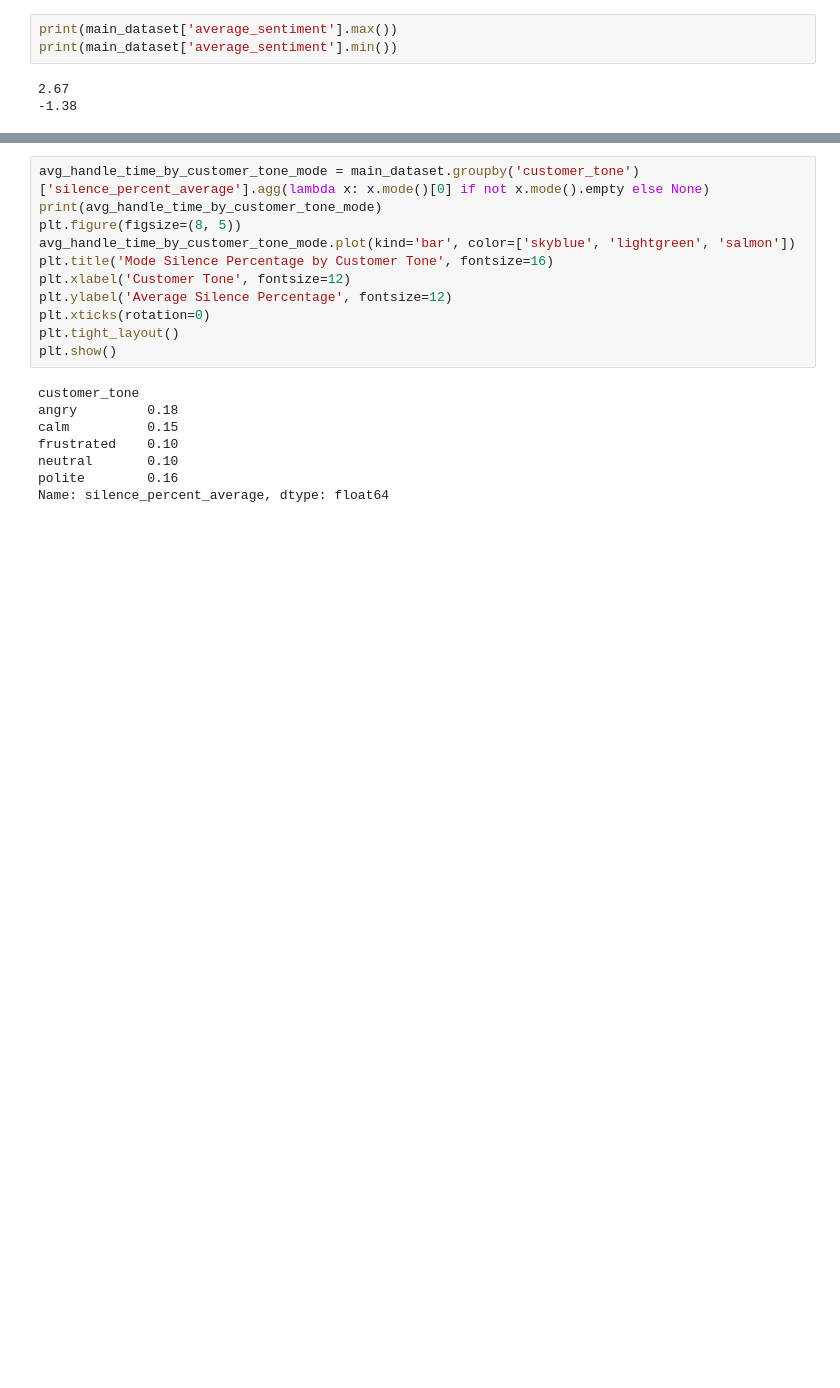
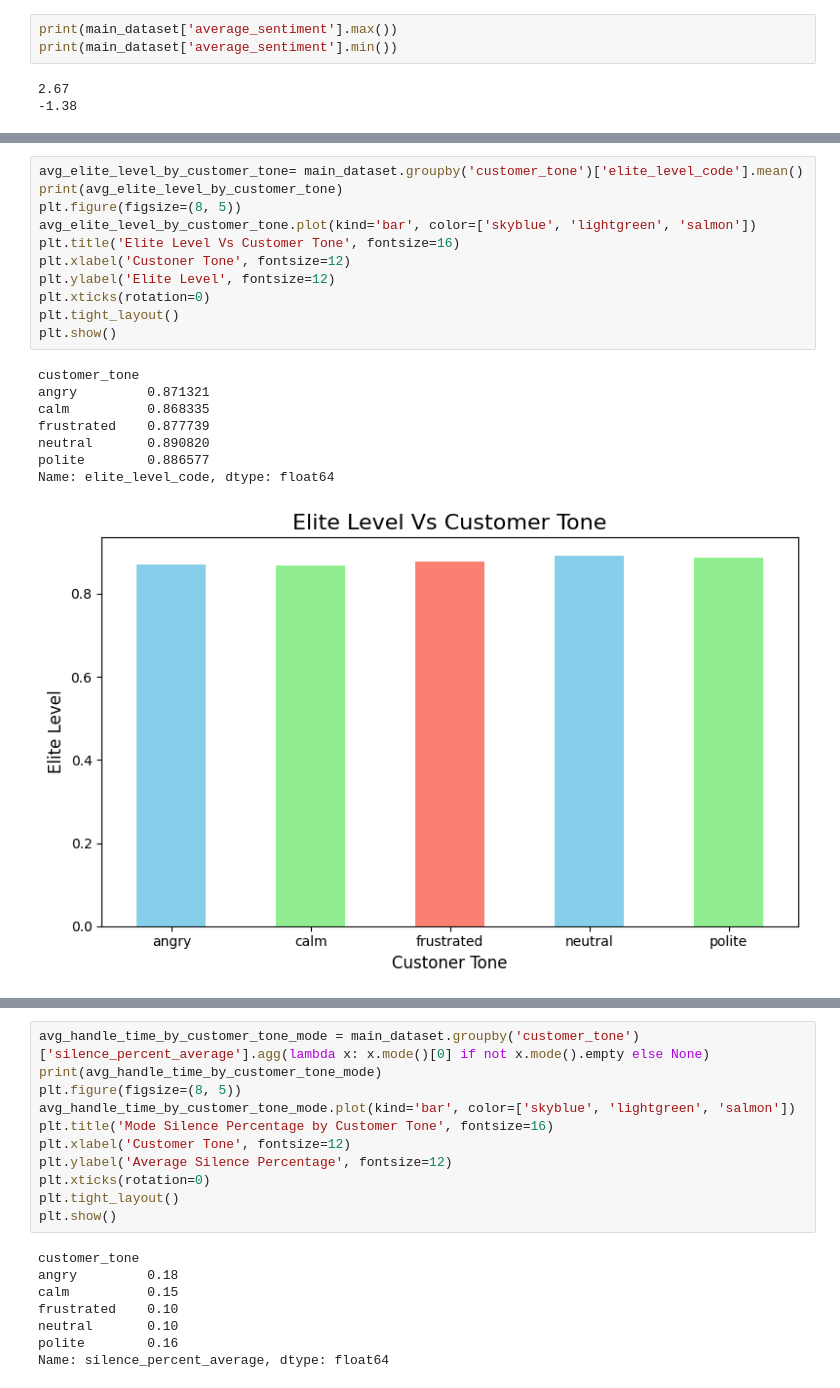
Before and after one commit to dheerajGits/skyhack, a Jupyter notebook: main.ipynb, the cells around one changed output, grey strips where cells are left out. Cells and saved outputs as stored; diff of their text form; blank space fills up the shorter version.

```diff
--- a/main.ipynb
+++ b/main.ipynb
@@ -264,0 +338,20 @@ print(main_dataset['average_sentiment'].min())
+# %%
+avg_elite_level_by_customer_tone= main_dataset.groupby('customer_tone')['elite_level_code'].mean()
+print(avg_elite_level_by_customer_tone)
+plt.figure(figsize=(8, 5))
+avg_elite_level_by_customer_tone.plot(kind='bar', color=['skyblue', 'lightgreen', 'salmon'])
+plt.title('Elite Level Vs Customer Tone', fontsize=16)
+plt.xlabel('Custoner Tone', fontsize=12)
+plt.ylabel('Elite Level', fontsize=12)
+plt.xticks(rotation=0)
+plt.tight_layout()
+plt.show()
+# %% [output]
+customer_tone
+angry         0.871321
+calm          0.868335
+frustrated    0.877739
+neutral       0.890820
+polite        0.886577
+Name: elite_level_code, dtype: float64
+[figure, added]
```
Also changed, not shown: parts of 7 cells of this notebook, 1 other file.
